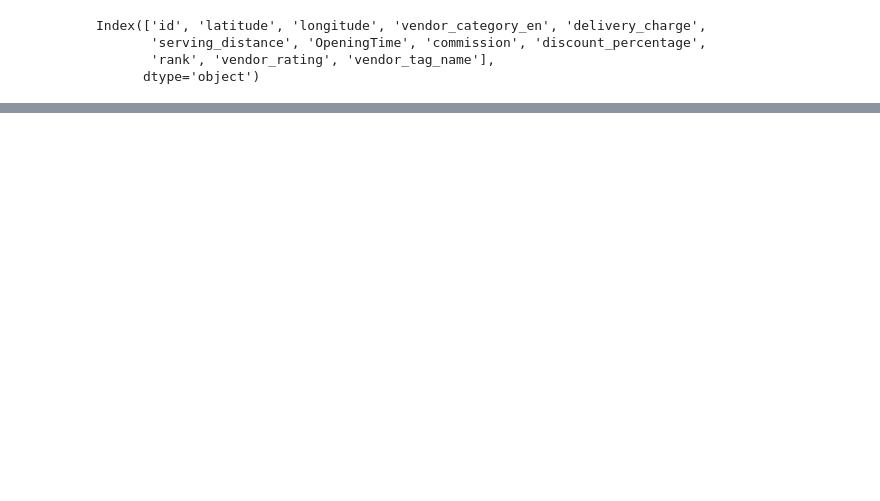
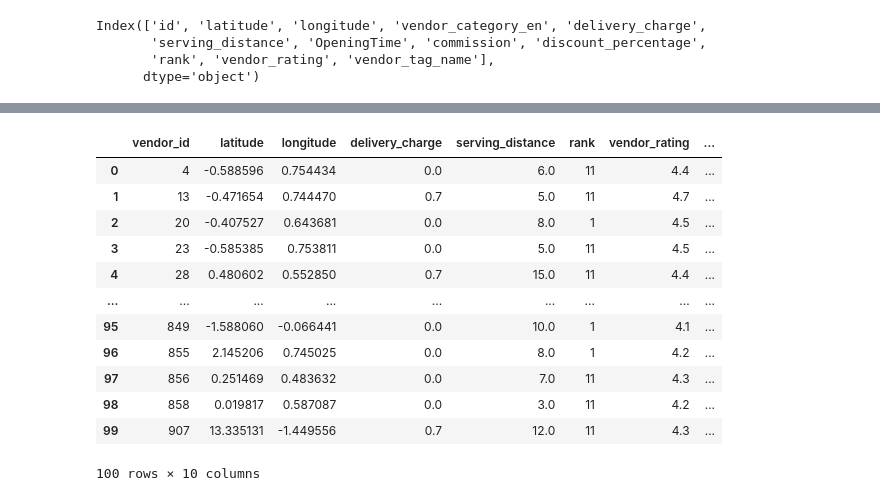
Before and after one commit to KwstasMCPU/delivery_database_and_gui, a Jupyter notebook: data_preparation.ipynb, the cells around one changed output, grey strips where cells are left out. Drawn from its saved outputs; the diff is of its cells as text; code cells hidden in the pictures; blank space fills up the shorter version.

```diff
--- a/data_preparation.ipynb
+++ b/data_preparation.ipynb
@@ -291,0 +442,2 @@ Index(['id', 'latitude', 'longitude', 'vendor_category_en', 'delivery_charge',
+# %%
+df_vendors[['opening_time','closing_time']] = df_vendors['OpeningTime'].str.split("-",n=1,expand=True)
@@ -291,0 +446,2 @@ Index(['id', 'latitude', 'longitude', 'vendor_category_en', 'delivery_charge',
+# %%
+df_vendors.drop('OpeningTime', axis=1, inplace = True)
@@ -293,0 +545,18 @@ Index(['id', 'latitude', 'longitude', 'vendor_category_en', 'delivery_charge',
+# %%
+df_vendors.rename(columns={'id':"vendor_id"}, inplace=True)
+# %%
+df_vendors
+# %% [output]
+|  | vendor_id | latitude | longitude | delivery_charge | serving_distance | rank | vendor_rating | ... |
+| 0 | 4 | -0.588596 | 0.754434 | 0.0 | 6.0 | 11 | 4.4 | ... |
+| 1 | 13 | -0.471654 | 0.744470 | 0.7 | 5.0 | 11 | 4.7 | ... |
+| 2 | 20 | -0.407527 | 0.643681 | 0.0 | 8.0 | 1 | 4.5 | ... |
+| 3 | 23 | -0.585385 | 0.753811 | 0.0 | 5.0 | 11 | 4.5 | ... |
+| 4 | 28 | 0.480602 | 0.552850 | 0.7 | 15.0 | 11 | 4.4 | ... |
+| ... | ... | ... | ... | ... | ... | ... | ... | ... |
+| 95 | 849 | -1.588060 | -0.066441 | 0.0 | 10.0 | 1 | 4.1 | ... |
+| 96 | 855 | 2.145206 | 0.745025 | 0.0 | 8.0 | 1 | 4.2 | ... |
+| 97 | 856 | 0.251469 | 0.483632 | 0.0 | 7.0 | 11 | 4.3 | ... |
+| 98 | 858 | 0.019817 | 0.587087 | 0.0 | 3.0 | 11 | 4.2 | ... |
+| 99 | 907 | 13.335131 | -1.449556 | 0.7 | 12.0 | 11 | 4.3 | ... |
+100 rows × 10 columns
```
Also changed, not shown: parts of 52 cells of this notebook, 5 other files.
